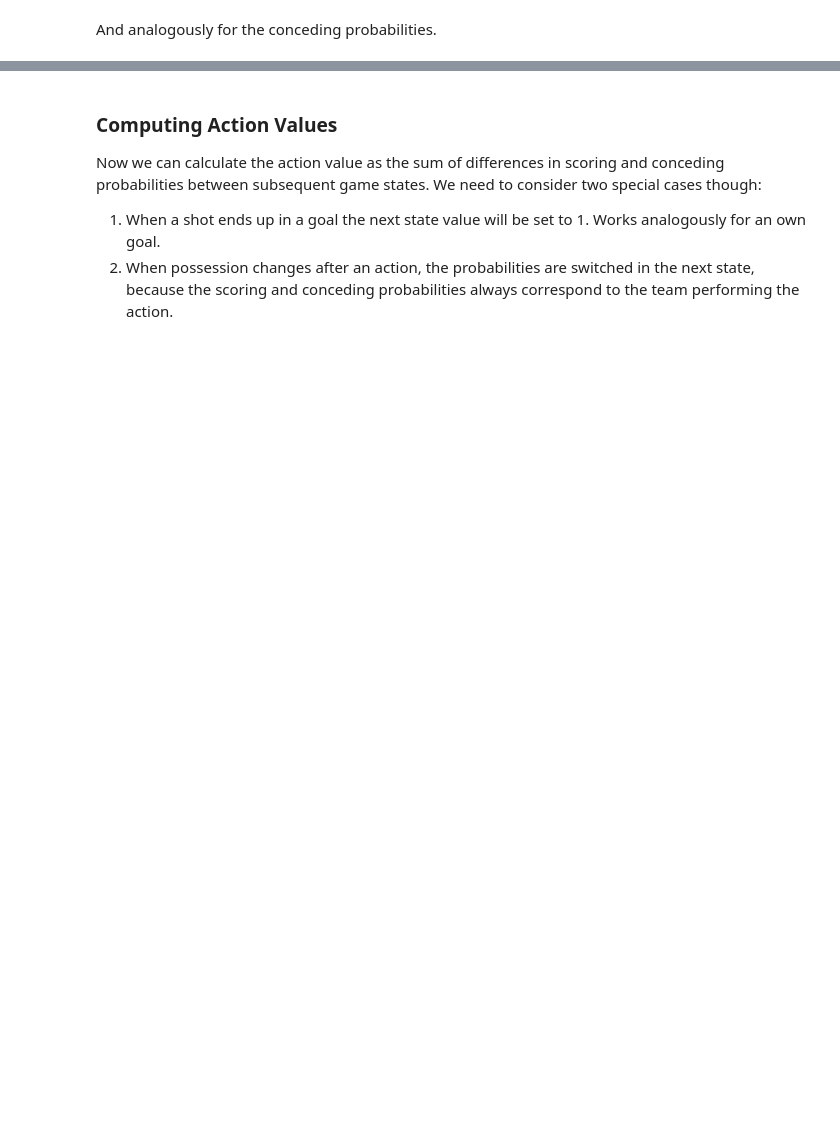
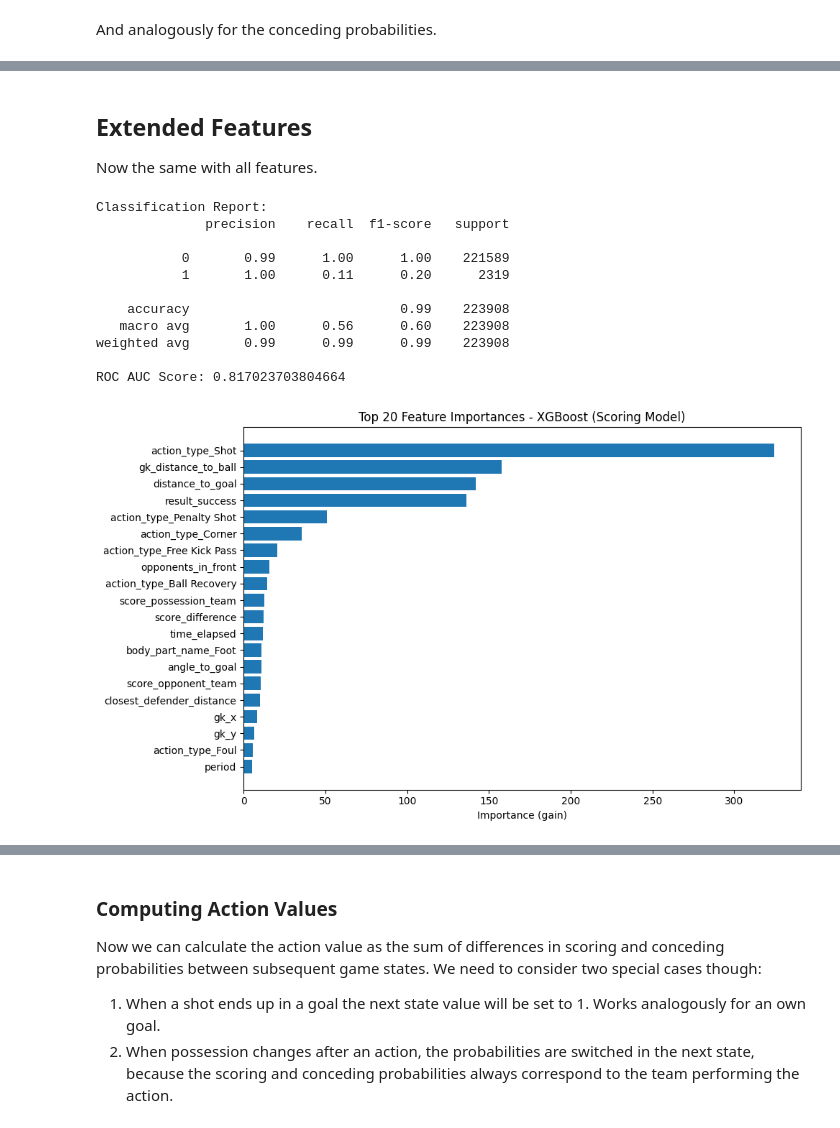
Before and after one commit to manueltuor/Data-Science-Project, a Jupyter notebook: 2_Training_Model.ipynb, the cells around one changed output, grey strips where cells are left out. Drawn from its saved outputs; the diff is of its cells as text; code cells hidden in the pictures; blank space fills up the shorter version.

```diff
--- a/2_Training_Model.ipynb
+++ b/2_Training_Model.ipynb
@@ -201,0 +238,73 @@ And analogously for the conceding probabilities.
+# %% [markdown]
+## Extended Features ##
+
+Now the same with all features.
+# %%
+features = ['distance_to_goal', 'angle_to_goal', 'time_elapsed', 'period',
+        'body_part_name_Foot', 'body_part_name_Head', 'body_part_name_Other',
+        'action_type_Ball Recovery', 'action_type_Carry',
+        'action_type_Clearance', 'action_type_Corner', 'action_type_Foul',
+        'action_type_Free Kick Pass', 'action_type_Free Kick Shot',
+        'action_type_Goal Kick', 'action_type_Interception',
+        'action_type_Miscontrol', 'action_type_Own Goal', 'action_type_Pass',
+        'action_type_Penalty Shot', 'action_type_Shot', 'action_type_Tackle',
+        'action_type_Throw In', 'closest_defender_distance', 'opponents_in_front',
+        'gk_x', 'gk_y', 'gk_distance_to_ball', 'gk_in_shooting_triangle',
+        'gk_in_penalty_area', 'score_possession_team', 'score_opponent_team',
+        'score_difference', 'result_fail', 'result_offside', 'result_owngoal',
+        'result_success']
+
+df_model = df_model.dropna(subset=features + [target])
+
+X = df_model[features]
+y = df_model[target]
+
+X_train, X_test, y_train, y_test = train_test_split(X, y, test_size=0.5, stratify=y)
+
+xgb_model = XGBClassifier(
+    n_estimators=100,
+    max_depth=3,
+    learning_rate=0.1,
+    eval_metric='logloss',
+    random_state=42
+)
+
+xgb_model.fit(X_train, y_train)
+
+y_pred = xgb_model.predict(X_test)
+y_prob = xgb_model.predict_proba(X_test)[:, 1]
+
+print("Classification Report:")
+print(classification_report(y_test, y_pred))
+
+print("ROC AUC Score:", roc_auc_score(y_test, y_prob))
+
+y_prob_all = xgb_model.predict_proba(df_model[features])[:, 1]
+df_model = df_model.copy()
+df_model['predicted_goal_prob'] = y_prob_all
+
+importance_dict = xgb_model.get_booster().get_score(importance_type='gain')
+
+importance_df = pd.DataFrame.from_dict(importance_dict, orient='index', columns=['importance'])
+importance_df = importance_df.reset_index().rename(columns={'index': 'feature'})
+importance_df = importance_df.sort_values(by='importance', ascending=False)
+
+plt.figure(figsize=(10, 6))
+plt.barh(importance_df['feature'][:20][::-1], importance_df['importance'][:20][::-1])
+plt.xlabel('Importance (gain)')
+plt.title('Top 20 Feature Importances - XGBoost (Scoring Model)')
+plt.tight_layout()
+plt.show()
+# %% [output]
+Classification Report:
+              precision    recall  f1-score   support
+
+           0       0.99      1.00      1.00    221589
+           1       1.00      0.11      0.20      2319
+
+    accuracy                           0.99    223908
+   macro avg       1.00      0.56      0.60    223908
+weighted avg       0.99      0.99      0.99    223908
+
+ROC AUC Score: 0.817023703804664
+[figure, added]
```
Also changed, not shown: parts of 16 cells of this notebook, 1 other file.
